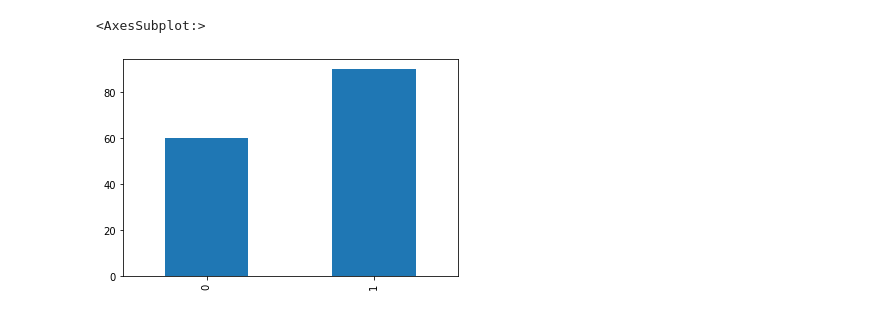
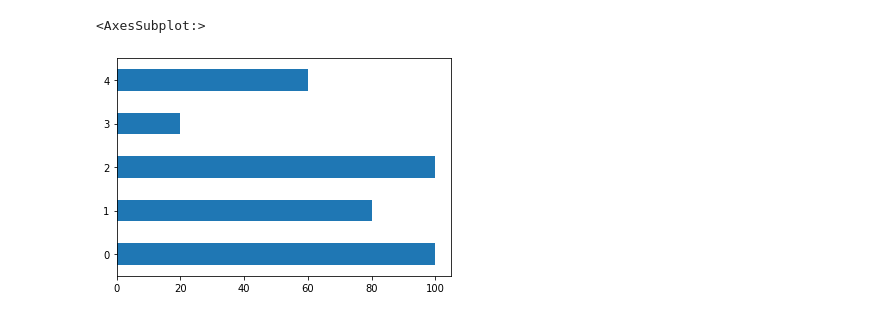
Before and after one commit to OmarEltouny78/GradDash, a Jupyter notebook: GameGrad.ipynb, the cells around one changed output. Drawn from its saved outputs; the diff is of its cells as text; code cells hidden in the pictures.

```diff
--- a/GameGrad.ipynb
+++ b/GameGrad.ipynb
@@ -56,5 +92,7 @@ user['Active'].plot(kind='bar')
-# %%
-user['Passive'].plot(kind='bar')
-# %% [output]
-<AxesSubplot:>
-[figure, removed]
+# %%
+user_passive=user.sort_values('Idle',ascending=False)
+# %%
+user_passive['Idle'].plot(kind='barh')
+# %% [output]
+<AxesSubplot:>
+[figure, added]
```
Also changed, not shown: parts of 29 cells of this notebook, 6 other files.
